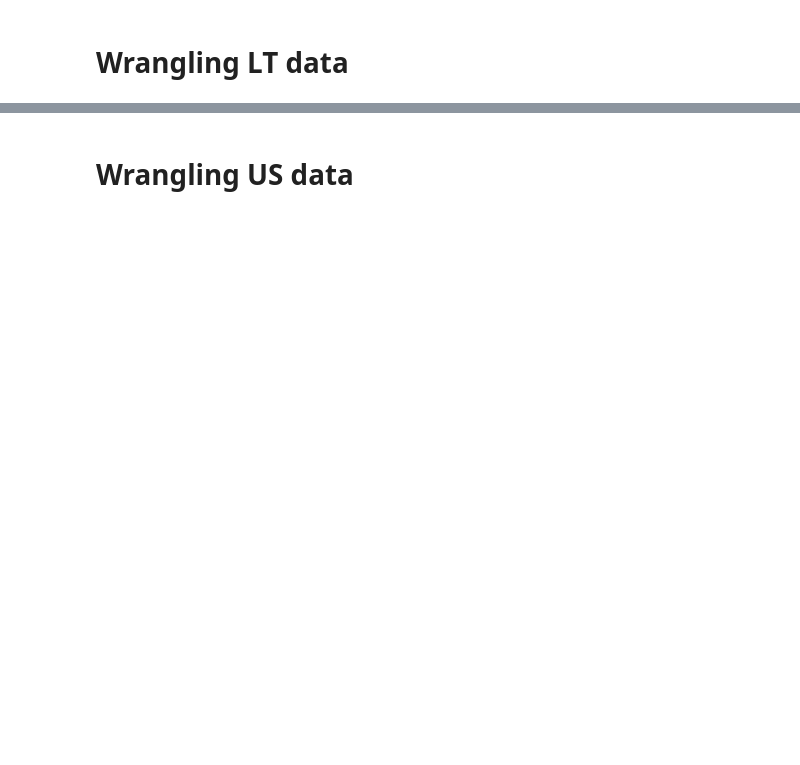
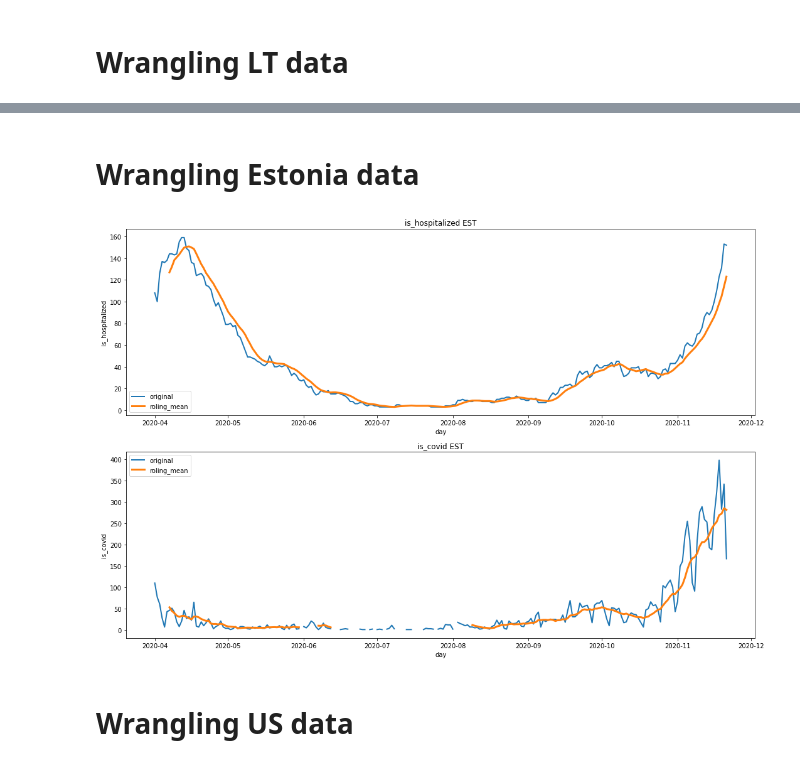
Before and after one commit to Eligijus112/covid19-Lithuania, a Jupyter notebook: LSTM multistep.ipynb, the cells around one changed output, grey strips where cells are left out. Drawn from its saved outputs; the diff is of its cells as text; code cells hidden in the pictures; blank space fills up the shorter version.

```diff
--- a/LSTM multistep.ipynb
+++ b/LSTM multistep.ipynb
@@ -90,2 +96,42 @@ plt.tight_layout()
+# %% [markdown]
+# Wrangling Estonia data
+# %%
+d = pd.read_csv('data/tidy_data_EST.csv')
+
+# Sorting by date
+d['day'] = [datetime.datetime.strptime(x, '%Y-%m-%d').date() for x in d['day']]
+d.sort_values('day', inplace=True)
+
+# Leaving only the data since the second wave
+d = d[d['day']>= start_date_analysis]
+
+# Leaving only the time series
+dEST = d[features_models]
+
+# Saving the days list
+daysEST = d.day
+
+# Calculating the rolling mean for Lithuania data
+dESTmean = dEST.rolling(window=7).mean()
+# %%
+# Ploting some states
+fig, axes = plt.subplots(
+    nrows=2,
+    ncols=1,
+    figsize=(15, 10),
+    facecolor="w",
+    edgecolor="k"
+)
+
+features = dEST.columns
+
+for i, feature in enumerate(features):
+    sns.lineplot(ax=axes[i], x=daysEST, y=dEST[feature], linewidth=2, label='original')
+    sns.lineplot(ax=axes[i], x=daysEST, y=dESTmean[feature], linewidth=3, label='roling_mean')
+    axes[i].set_title(f'{feature} EST')
+
+plt.tight_layout()
+# %% [output]
+[figure, added]
 # %% [markdown]
 # Wrangling US data
```
Also changed, not shown: parts of 26 cells of this notebook, 6 other files.
